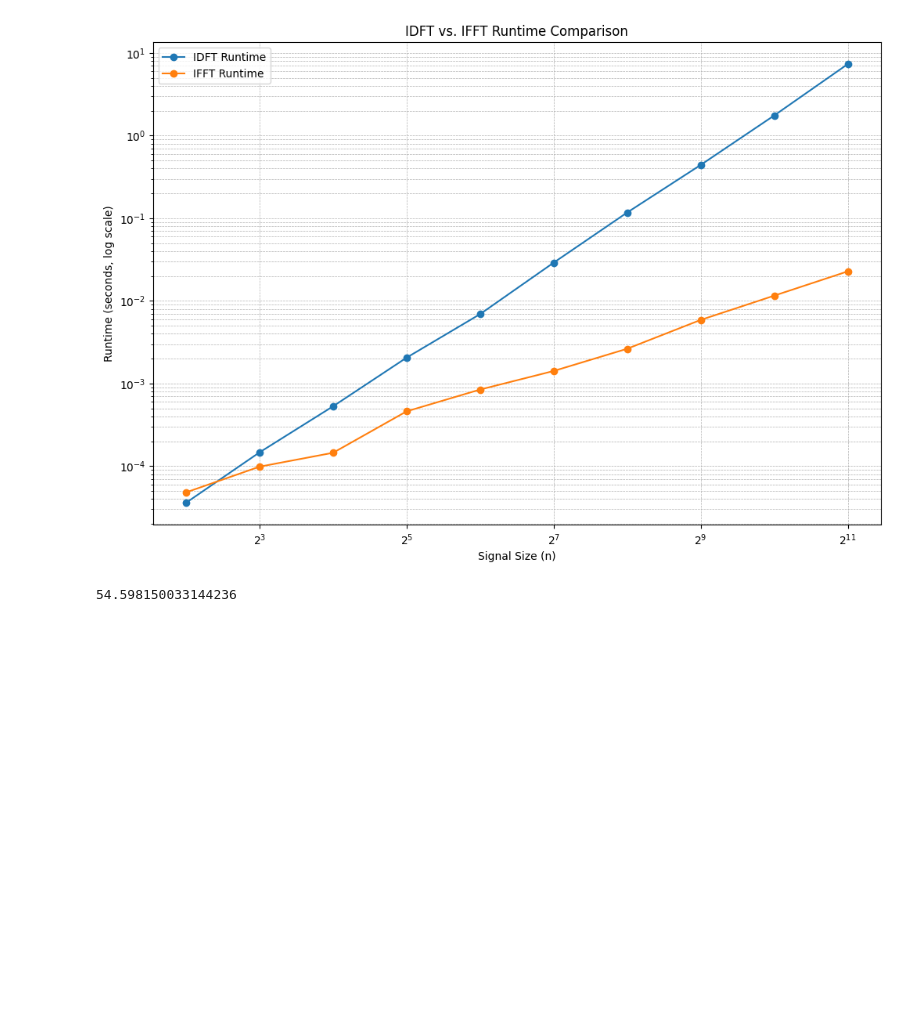
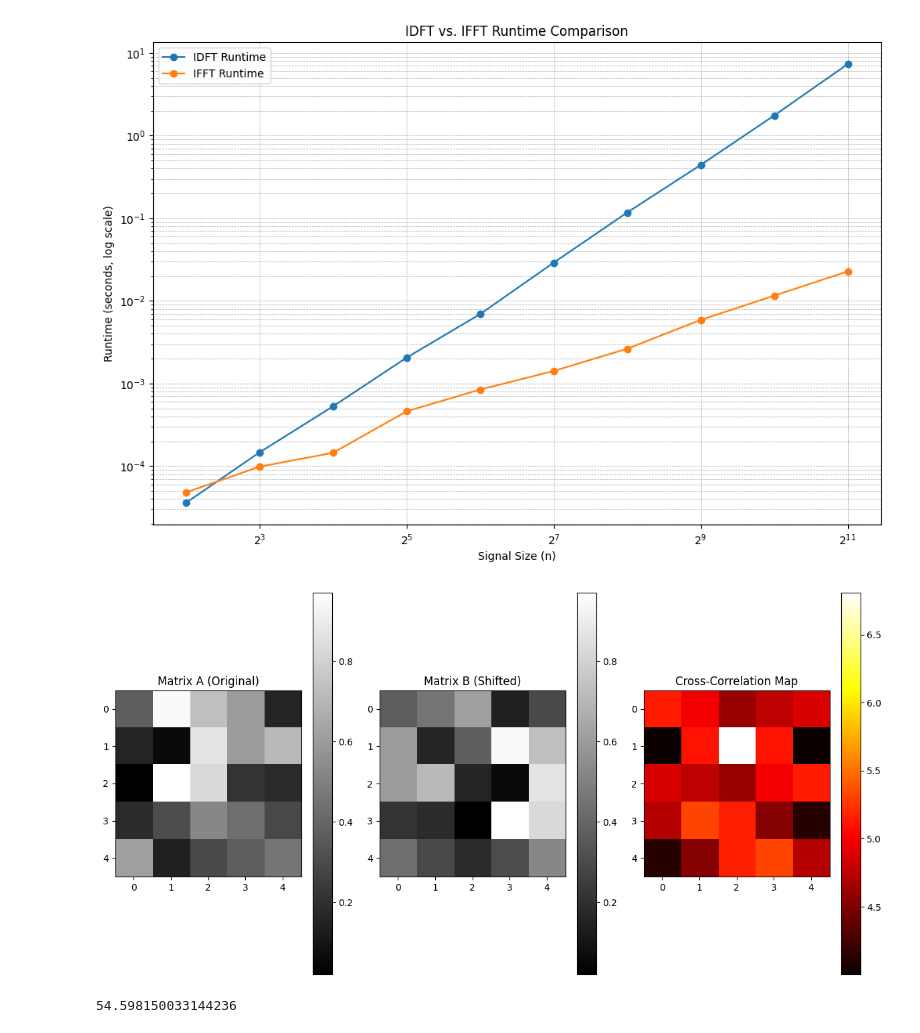
Before and after one commit to Shams-Simanto/CSE220, a Jupyter notebook: test2.ipynb, the cells around one changed output. Saved outputs shown, nothing was run; the diff lists cells and outputs as text; code cells hidden in the pictures; blank space fills up the shorter version.

Commit message:
2d correlation

```diff
--- a/test2.ipynb
+++ b/test2.ipynb
@@ -129,6 +129,100 @@ plt.show()
 # %% [output]
 [figure]
 [figure]
+# %%
+import numpy as np
+
+def idft_2d(freq_domain):
+    """Compute the Inverse Discrete Fourier Transform (IDFT) for 2D matrices."""
+    rows, cols = freq_domain.shape
+    idft_output = np.zeros((rows, cols), dtype=complex)
+
+    for n in range(rows):
+        for m in range(cols):
+            for k in range(rows):
+                for l in range(cols):
+                    idft_output[n, m] += freq_domain[k, l] * np.exp(2j * np.pi * ((k * n) / rows + (l * m) / cols))
+    return idft_output / (rows * cols)
+
+
+def dft_2d(space_domain):
+    """Compute the Discrete Fourier Transform (DFT) for 2D matrices."""
+    rows, cols = space_domain.shape
+    dft_output = np.zeros((rows, cols), dtype=complex)
+
+    for k in range(rows):
+        for l in range(cols):
+            for n in range(rows):
+                for m in range(cols):
+                    dft_output[k, l] += space_domain[n, m] * np.exp(-2j * np.pi * ((k * n) / rows + (l * m) / cols))
+    return dft_output
+
+
+def cross_correlation_2d(matrix_A, matrix_B):
+    """
+    Compute the cross-correlation of two 2D matrices using DFT and IDFT.
+
+    Parameters:
+        matrix_A (np.ndarray): First 2D matrix.
+        matrix_B (np.ndarray): Second 2D matrix.
+
+    Returns:
+        np.ndarray: Cross-correlation map (2D).
+    """
+    # Step 1: Compute the DFT of both matrices
+    dft_A = dft_2d(matrix_A)
+    dft_B = dft_2d(matrix_B)
+
+    # Step 2: Multiply DFT_B with the conjugate of DFT_A
+    cross_corr_freq = dft_B * np.conj(dft_A)
+
+    # Step 3: Perform the inverse DFT to get the cross-correlation map
+    cross_corr_map = idft_2d(cross_corr_freq)
+
+    return np.real(cross_corr_map)  # Return only the real part
+
+
+# Example usage with random 2D matrices
+np.random.seed(42)
+matrix_A = np.random.rand(5, 5)  # Simulated 2D matrix (image)
+matrix_B = np.roll(np.roll(matrix_A, shift=1, axis=0), shift=2, axis=1)  # Shifted version of matrix_A
+
+# Step 4: Compute cross-correlation
+correlation_map = cross_correlation_2d(matrix_A, matrix_B)
+
+# # Step 5: Find the peak (lag)
+# peak = np.unravel_index(np.argmax(correlation_map), correlation_map.shape)
+# row_shift = peak[0] - matrix_A.shape[0] // 2
+# col_shift = peak[1] - matrix_A.shape[1] // 2
+# print(f"Peak correlation at: {peak} (Row shift: {row_shift}, Column shift: {col_shift})")
+
+# Step 6: Display results
+import matplotlib.pyplot as plt
+
+plt.figure(figsize=(12, 6))
+
+# Plot Matrix A
+plt.subplot(1, 3, 1)
+plt.imshow(matrix_A, cmap="gray")
+plt.title("Matrix A (Original)")
+plt.colorbar()
+
+# Plot Matrix B
+plt.subplot(1, 3, 2)
+plt.imshow(matrix_B, cmap="gray")
+plt.title("Matrix B (Shifted)")
+plt.colorbar()
+
+# Plot the Cross-Correlation Map
+plt.subplot(1, 3, 3)
+plt.imshow(correlation_map, cmap="hot")
+plt.title("Cross-Correlation Map")
+plt.colorbar()
+
+plt.tight_layout()
+plt.show()
+# %% [output]
+[figure, added]
 # %%
 import numpy as np
 import matplotlib.pyplot as plt
```
